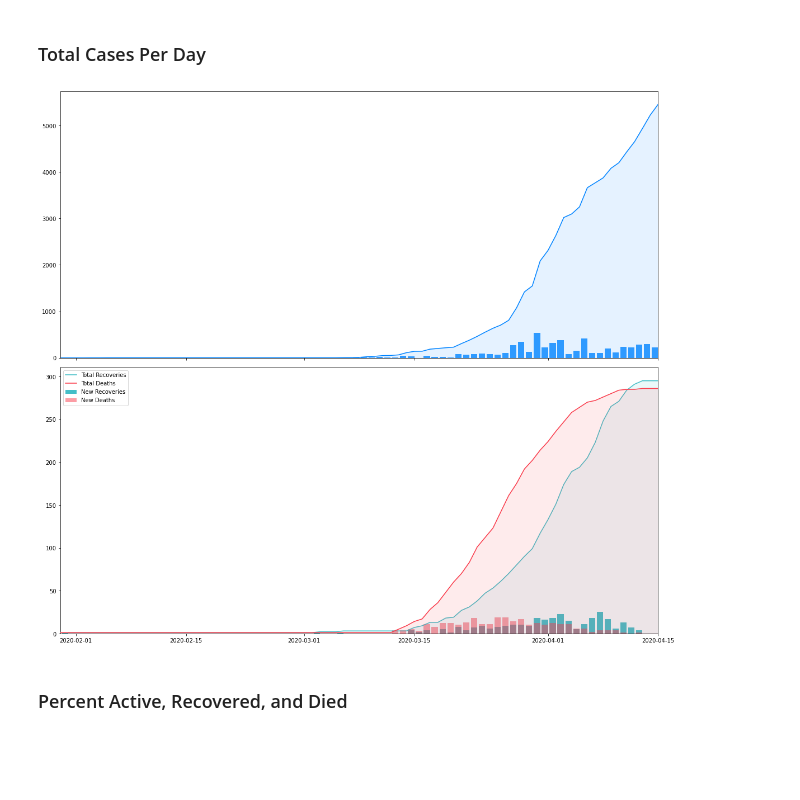
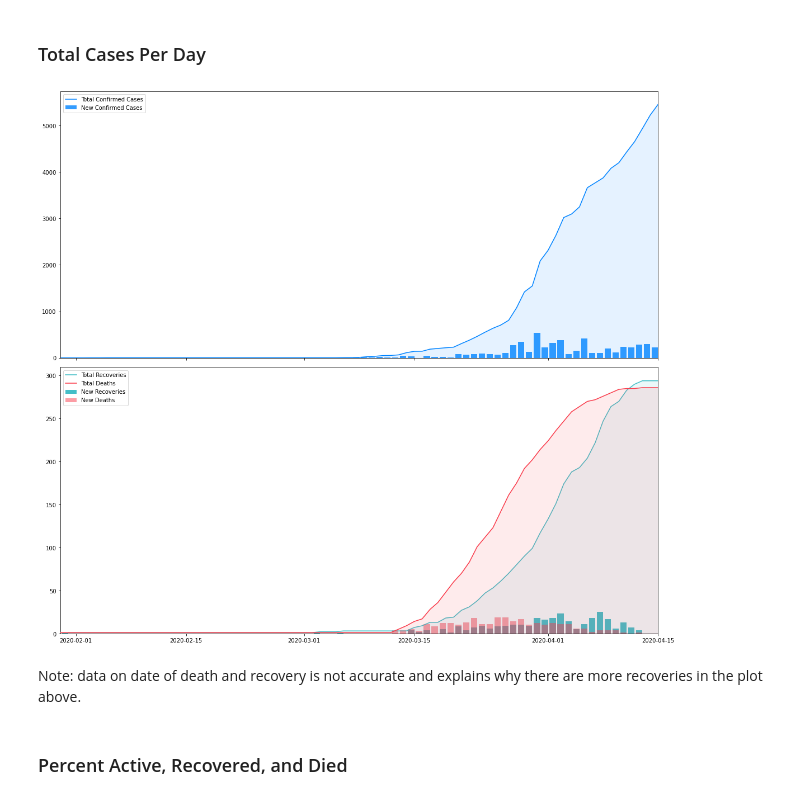
Before and after one commit to jtitusj/Covid19, a Jupyter notebook: notebooks/trend_tracker.ipynb, the cells around one changed output. Cells and saved outputs as stored; diff of their text form; code cells hidden in the pictures; blank space fills up the shorter version.

```diff
--- a/notebooks/trend_tracker.ipynb
+++ b/notebooks/trend_tracker.ipynb
@@ -64,47 +68,50 @@ cases_per_day = (df.groupby('DateRepConf')['CaseCode']
 ax_ = ax[0]
 x = cases_per_day.index.date
 ax_.plot(x, cases_per_day.cumsum(), color='#0084ff',
-        label='Total Number of Cases')
+        label='Total Confirmed Cases')
 ax_.fill_between(x, y1=0, y2=cases_per_day.cumsum(), alpha=.1,
-                color='#0084ff', label='Total Number of Cases')
+                color='#0084ff', label='')
 ax_.bar(x, cases_per_day, color='#0084ff', alpha=.8,
-       label='Number of New Cases', align='edge', width=-.8)
+       label='New Confirmed Cases', align='edge', width=-.8)
 ax_.set_ylim(0,)
 ax_.set_xlim(cases_per_day.index[0], cases_per_day.index[-1])
+ax_.legend()
 
 # recoveries
-recoveries_per_day = (df.dropna(subset=['DateRecover'])
+recoveries_per_day = (df.loc[df.RemovalType=='Recovered']
                       .groupby('DateRecover')['CaseCode']
                       .count().resample('1D').sum())
 
 x = recoveries_per_day.index.date
 ax_ = ax[1]
 ax_.plot(x, recoveries_per_day.cumsum(),
          color='#44bec7', label='Total Recoveries', zorder=2)
 ax_.fill_between(x, y1=0, y2=recoveries_per_day.cumsum(),
                  color='#44bec7', label='', alpha=.1, zorder=2)
 ax_.bar(x, recoveries_per_day, color='#44bec7', alpha=1,
         label='New Recoveries', align='edge', width=-.8, zorder=0)
 
 # deaths
-deaths_per_day = (df.dropna(subset=['DateDied'])
+deaths_per_day = (df.loc[df.RemovalType=='Died']
                   .groupby('DateDied')['CaseCode']
                   .count().resample('1D').sum())
 
 x = deaths_per_day.index.date
 ax_.plot(x, deaths_per_day.cumsum(),
          color='#fa3c4c', label='Total Deaths', zorder=3)
 ax_.fill_between(x, y1=0, y2=deaths_per_day.cumsum(),
                  color='#fa3c4c', label='', alpha=.1, zorder=3)
 ax_.bar(x, deaths_per_day, color='#fa3c4c', alpha=.5,
         label='New Deaths', align='edge', width=-.8, zorder=1)
 ax_.set_ylim(0,)
 ax_.set_xlim(cases_per_day.index[0], cases_per_day.index[-1])
 ax_.legend()
 
 fig.tight_layout();
 # %% [output]
-[figure, old version]
+[figure, new version]
+# %% [markdown]
+Note: data on date of death and recovery is not accurate and explains why there are more recoveries in the plot above.
 # %% [markdown]
 ### Percent Active, Recovered, and Died
 # %%
```
Also changed, not shown: parts of 19 cells of this notebook.
